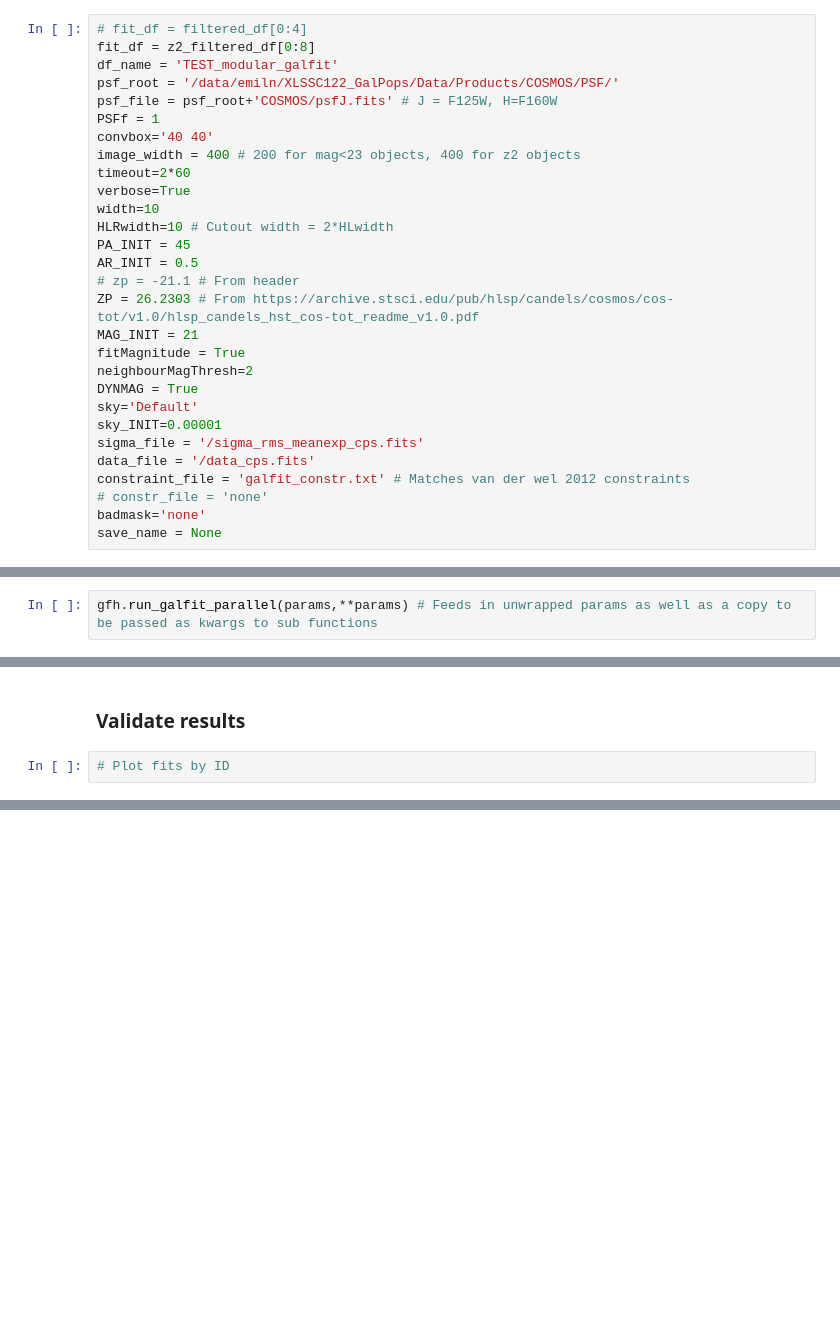
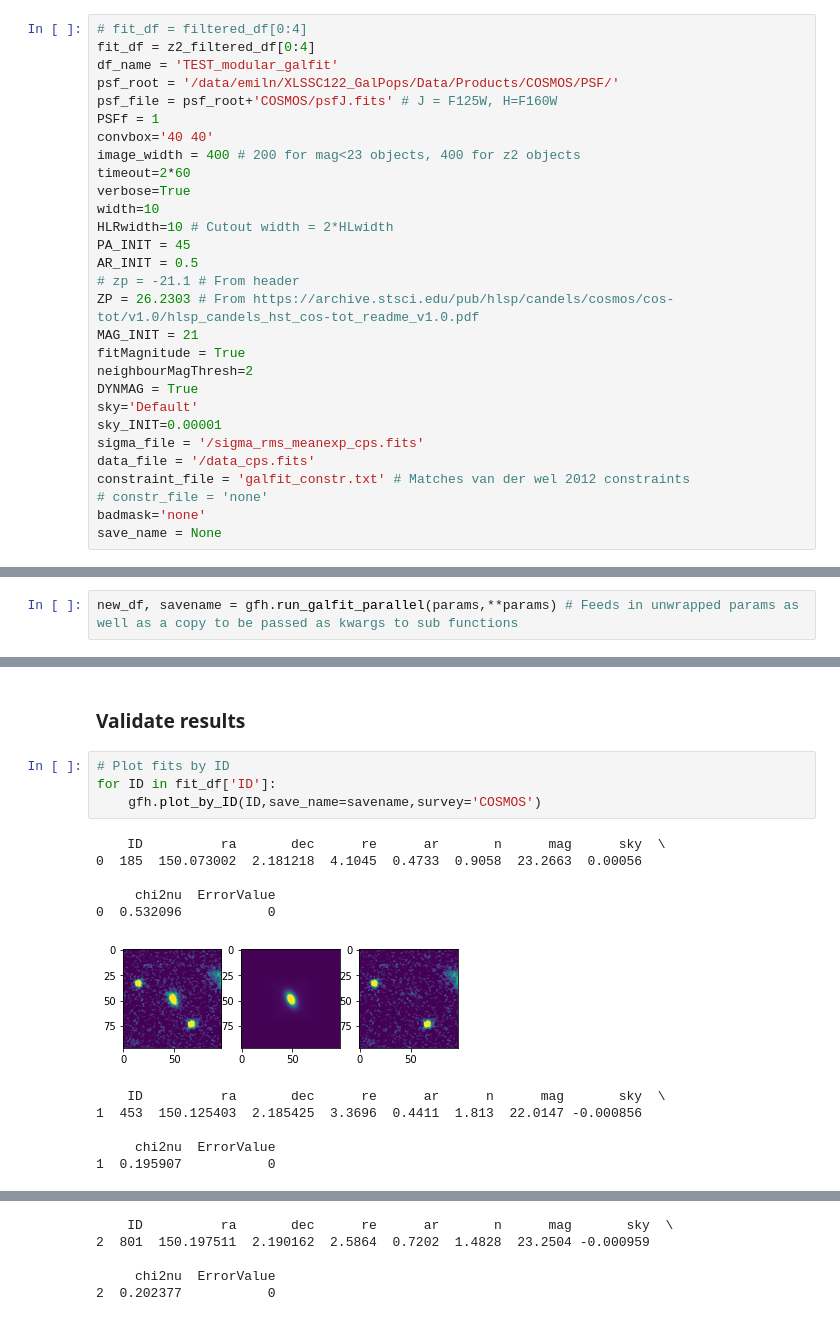
Before and after one commit to enoordeh/GalaxyPops, a Jupyter notebook: Analysis/COSMOS/COSMOS_galfit.ipynb, the cells around one changed output, grey strips where cells are left out. Drawn from its saved outputs; the diff is of its cells as text; blank space fills up the shorter version.

Commit message:
Added visualization tools for COSMOS galfits

```diff
--- a/Analysis/COSMOS/COSMOS_galfit.ipynb
+++ b/Analysis/COSMOS/COSMOS_galfit.ipynb
@@ -53,7 +71,7 @@ print len(z2_filtered_df)
 ### Set Galfit parameters
 # %%
 # fit_df = filtered_df[0:4]
-fit_df = z2_filtered_df[0:8]
+fit_df = z2_filtered_df[0:4]
 df_name = 'TEST_modular_galfit'
 psf_root = '/data/emiln/XLSSC122_GalPops/Data/Products/COSMOS/PSF/'
 psf_file = psf_root+'COSMOS/psfJ.fits' # J = F125W, H=F160W
@@ -112,7 +130,7 @@ params = {
 # %% [markdown]
 ### Run Galfit
 # %%
-gfh.run_galfit_parallel(params,**params) # Feeds in unwrapped params as well as a copy to be passed as kwargs to sub functions
+new_df, savename = gfh.run_galfit_parallel(params,**params) # Feeds in unwrapped params as well as a copy to be passed as kwargs to sub functions
 # %% [output]
 Initializing 185 with F125W Kron magnitude: 23.52
 ID 185
@@ -144,3 +153,17 @@ Returning results as DataFrame
 ### Validate results
 # %%
 # Plot fits by ID
+for ID in fit_df['ID']:
+    gfh.plot_by_ID(ID,save_name=savename,survey='COSMOS')
+# %% [output]
+    ID          ra       dec      re      ar       n      mag      sky  \
+0  185  150.073002  2.181218  4.1045  0.4733  0.9058  23.2663  0.00056
+
+     chi2nu  ErrorValue
+0  0.532096           0
+[figure, added]
+    ID          ra       dec      re      ar      n      mag       sky  \
+1  453  150.125403  2.185425  3.3696  0.4411  1.813  22.0147 -0.000856
+
+     chi2nu  ErrorValue
+1  0.195907           0
@@ -146,0 +171,5 @@ Returning results as DataFrame
+    ID          ra       dec      re      ar       n      mag       sky  \
+2  801  150.197511  2.190162  2.5864  0.7202  1.4828  23.2504 -0.000959
+
+     chi2nu  ErrorValue
+2  0.202377           0
```
Also changed, not shown: parts of 6 cells of this notebook, 4 other files.
